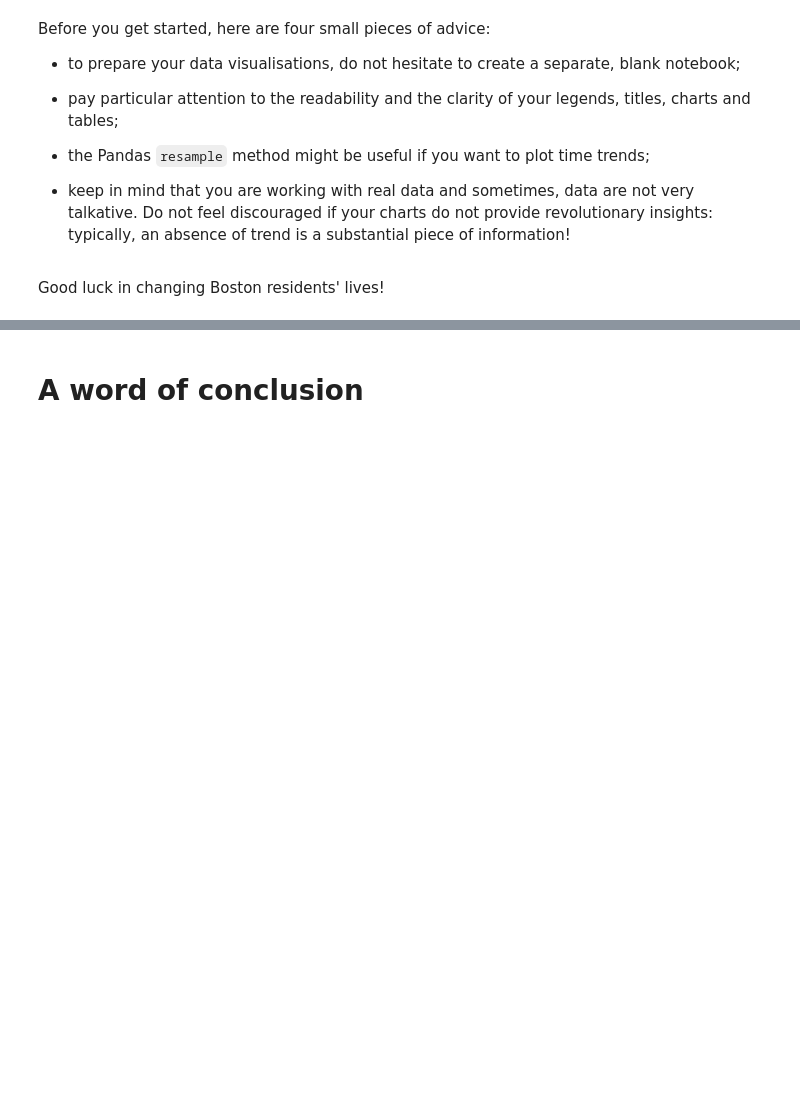
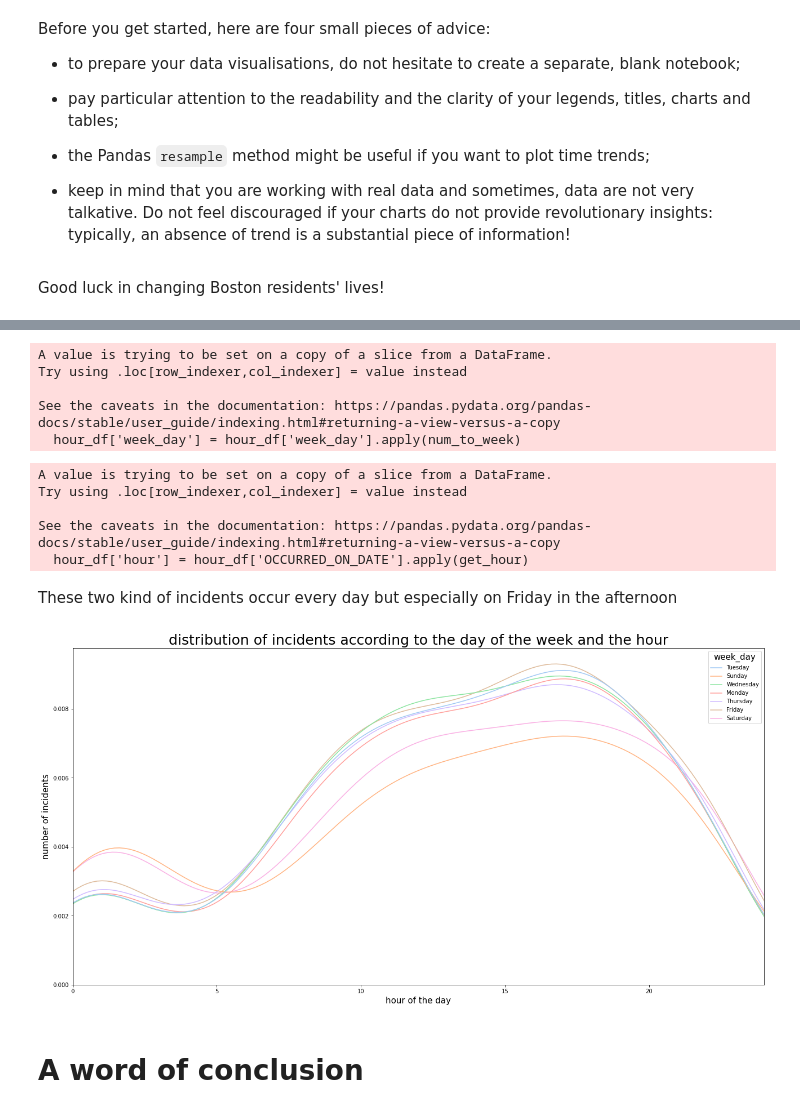
Before and after one commit to sanpigh/super-exo, a Jupyter notebook: decision_science/boston_crimes.ipynb, the cells around one changed output, grey strips where cells are left out. Saved outputs shown, nothing was run; the diff lists cells and outputs as text; code cells hidden in the pictures; blank space fills up the shorter version.

```diff
--- a/decision_science/boston_crimes.ipynb
+++ b/decision_science/boston_crimes.ipynb
@@ -386,0 +904,2 @@ Good luck in changing Boston residents' lives!
+# %%
+tmp1 = data.copy()
@@ -387,3 +933,58 @@ Good luck in changing Boston residents' lives!
+# %%
+def num_to_week(x):
+    if x == 0:
+        x = 'Monday'
+    elif x == 1:
+        x = 'Tuesday'
+    elif x == 2:
+        x = 'Wednesday'
+    elif x == 3:
+        x = 'Thursday'
+    elif x == 4:
+        x = 'Friday'
+    elif x == 5:
+        x = 'Saturday'
+    else :
+        x = 'Sunday'
+    return x
+hour_df['week_day'] = hour_df['week_day'].apply(num_to_week)
+# %% [output]
+A value is trying to be set on a copy of a slice from a DataFrame.
+Try using .loc[row_indexer,col_indexer] = value instead
+
+See the caveats in the documentation: https://pandas.pydata.org/pandas-docs/stable/user_guide/indexing.html#returning-a-view-versus-a-copy
+  hour_df['week_day'] = hour_df['week_day'].apply(num_to_week)
+# %%
+def get_hour(x):
+    x = x.hour
+    return x
+
+hour_df['hour'] = hour_df['OCCURRED_ON_DATE'].apply(get_hour)
+# %% [output]
+A value is trying to be set on a copy of a slice from a DataFrame.
+Try using .loc[row_indexer,col_indexer] = value instead
+
+See the caveats in the documentation: https://pandas.pydata.org/pandas-docs/stable/user_guide/indexing.html#returning-a-view-versus-a-copy
+  hour_df['hour'] = hour_df['OCCURRED_ON_DATE'].apply(get_hour)
+# %%
+hour_df_final = hour_df[['OFFENSE_CODE_GROUP','SHOOTING','week_day','hour']][hour_df["OFFENSE_CODE_GROUP"]\
+                .isin(['Police investigation procedure','Larceny and vandalism'])]
+# %% [markdown]
+These two kind of incidents occur every day but especially on Friday in the afternoon
+# %%
+fig, ax = plt.subplots()
+fig.set_size_inches(22, 11)
+b = sns.kdeplot(data = hour_df_final,x='hour',hue='week_day',multiple='layer',\
+            palette='pastel',ax = ax,bw_adjust=2)
+plt.setp(ax.get_legend().get_texts(), fontsize='10')
+plt.setp(ax.get_legend().get_title(), fontsize='15')
+b.set_xlabel("hour of the day",fontsize=15)
+b.set_ylabel("number of incidents",fontsize=15)
+plt.xlim(0, 24)
+plt.title("distribution of incidents according to the day of the week and the hour", fontsize = 25)
+plt.show();
+# %% [output]
+[figure, added]
 # %% [markdown]
 # A word of conclusion
 # %% [markdown]
```
Also changed, not shown: parts of 77 cells of this notebook, 7 other files.
